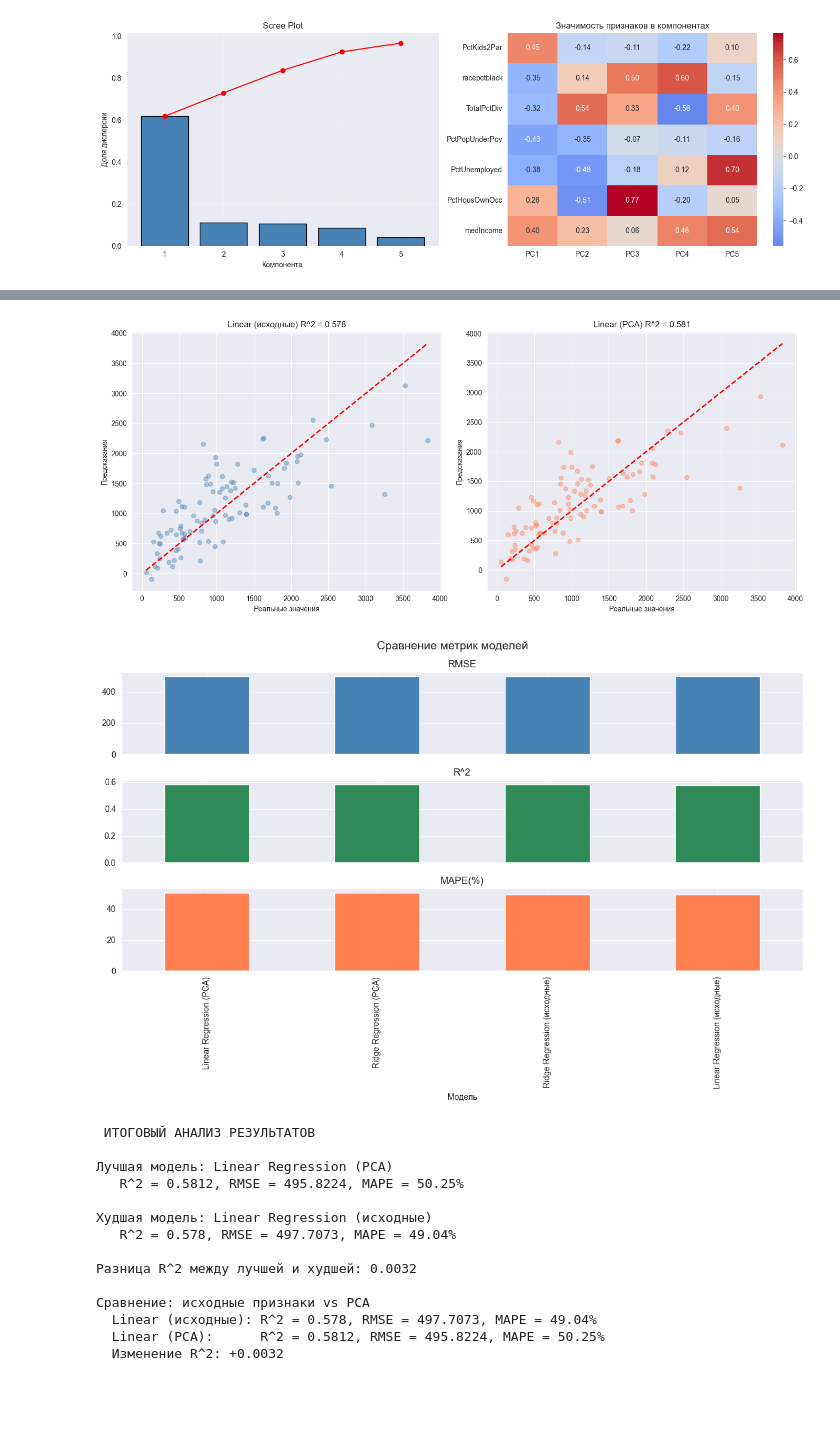
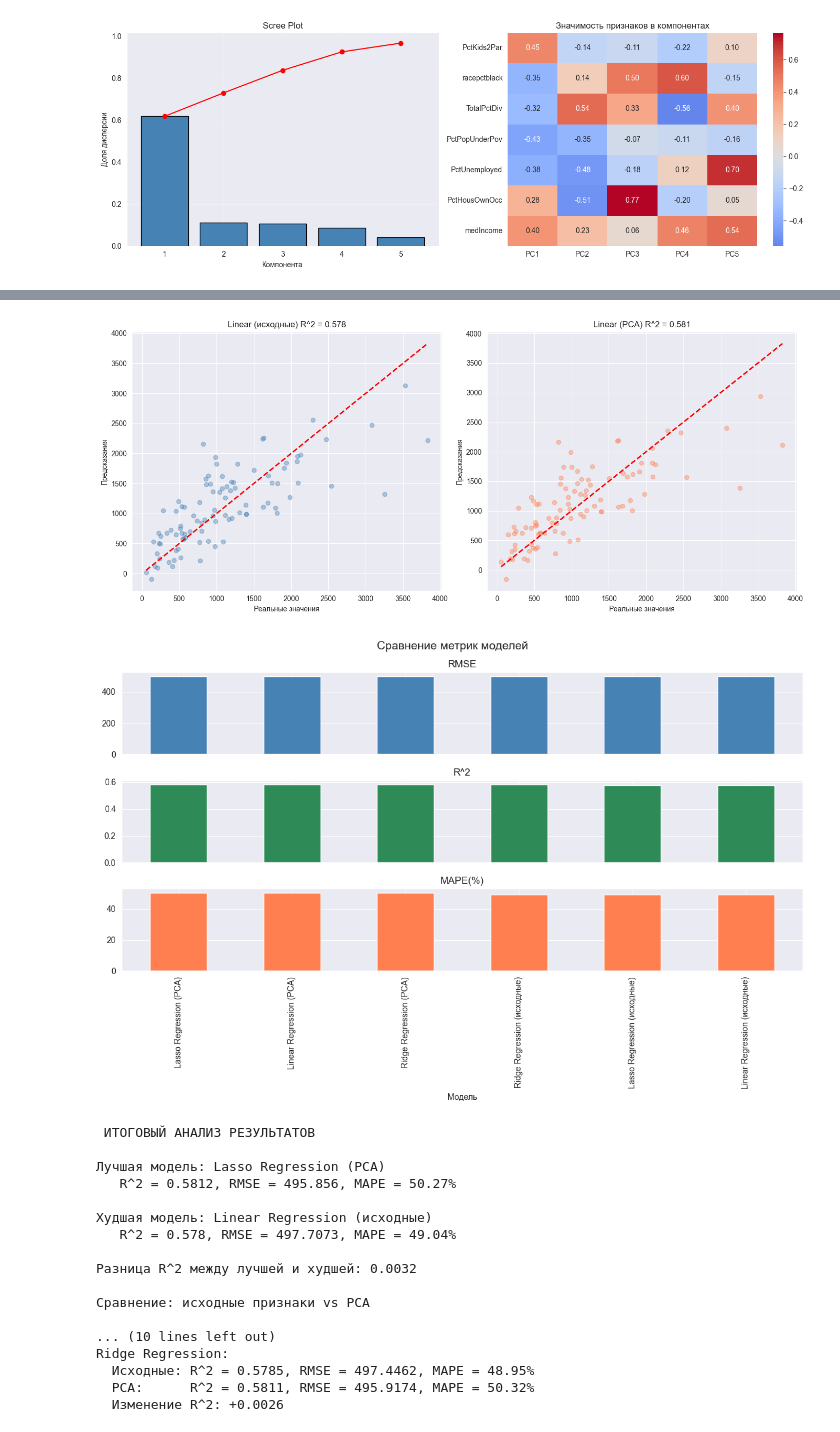
Before and after one commit to egorabs323/Artificial-intelligence-systems-and-machine-learning, a Jupyter notebook: sample.ipynb, the cells around one changed output, grey strips where cells are left out. Saved outputs shown, nothing was run; the diff lists cells and outputs as text; code cells hidden in the pictures; blank space fills up the shorter version.

```diff
--- a/sample.ipynb
+++ b/sample.ipynb
@@ -455,21 +460,23 @@ X_train_pca, X_test_pca, y_train_pca, y_test_pca = train_test_split(
     X_pca, y_selected, test_size=0.3, random_state=42
 )
 
-# Линейная регрессия на компонентах
 lin_reg_pca = LinearRegression()
 lin_reg_pca.fit(X_train_pca, y_train_pca)
 y_pred_pca = lin_reg_pca.predict(X_test_pca)
 results.append(evaluate_model("Linear Regression (PCA)", y_test_pca, y_pred_pca))
+print_cv_score("Linear Regression (PCA)", lin_reg_pca, X_pca, y_selected)
 
-# Кросс-валидация
-cv_pca = cross_val_score(lin_reg_pca, X_pca, y_selected, cv=5, scoring='r2')
-print(f"\nКросс-валидация 5-fold R^2: {cv_pca.mean():.4f} ± {cv_pca.std():.4f}")
+lasso_pca = Lasso(alpha=0.1, max_iter=10000, random_state=42)
+lasso_pca.fit(X_train_pca, y_train_pca)
+y_pred_lasso_pca = lasso_pca.predict(X_test_pca)
+results.append(evaluate_model("Lasso Regression (PCA)", y_test_pca, y_pred_lasso_pca))
+print_cv_score("Lasso Regression (PCA)", lasso_pca, X_pca, y_selected)
 
-# Ridge на компонентах
 ridge_pca = Ridge(alpha=1.0, random_state=42)
 ridge_pca.fit(X_train_pca, y_train_pca)
 y_pred_ridge_pca = ridge_pca.predict(X_test_pca)
 results.append(evaluate_model("Ridge Regression (PCA)", y_test_pca, y_pred_ridge_pca))
+print_cv_score("Ridge Regression (PCA)", ridge_pca, X_pca, y_selected)
 
 print("\nФинальное сравнение моделей")
 results_df = pd.DataFrame(results).sort_values('R^2', ascending=False)
@@ -514,12 +521,13 @@ print(f"   R^2 = {worst_model['R^2']}, RMSE = {worst_model['RMSE']}, MAPE = {wor
 print(f"\nРазница R^2 между лучшей и худшей: {best_model['R^2'] - worst_model['R^2']:.4f}")
 
 print("\nСравнение: исходные признаки vs PCA")
-lin_orig = results_df[results_df['Модель'] == 'Linear Regression (исходные)'].iloc[0]
-lin_pca = results_df[results_df['Модель'] == 'Linear Regression (PCA)'].iloc[0]
-
-print(f"  Linear (исходные): R^2 = {lin_orig['R^2']}, RMSE = {lin_orig['RMSE']}, MAPE = {lin_orig['MAPE(%)']}%")
-print(f"  Linear (PCA):      R^2 = {lin_pca['R^2']}, RMSE = {lin_pca['RMSE']}, MAPE = {lin_pca['MAPE(%)']}%")
-print(f"  Изменение R^2: {lin_pca['R^2'] - lin_orig['R^2']:+.4f}")
+for model_name in ["Linear Regression", "Lasso Regression", "Ridge Regression"]:
+    orig = results_df[results_df['Модель'] == f'{model_name} (исходные)'].iloc[0]
+    pca_row = results_df[results_df['Модель'] == f'{model_name} (PCA)'].iloc[0]
+    print(f"\n{model_name}:")
+    print(f"  Исходные: R^2 = {orig['R^2']}, RMSE = {orig['RMSE']}, MAPE = {orig['MAPE(%)']}%")
+    print(f"  PCA:      R^2 = {pca_row['R^2']}, RMSE = {pca_row['RMSE']}, MAPE = {pca_row['MAPE(%)']}%")
+    print(f"  Изменение R^2: {pca_row['R^2'] - orig['R^2']:+.4f}")
 # %% [output]
 РЕГРЕССИЯ НА PCA
 
@@ -543,10 +548,10 @@ print(f"  Изменение R^2: {lin_pca['R^2'] - lin_orig['R^2']:+.4f}")
 Linear Regression (исходные) 497.7073 0.5780    49.04
 [figure]
-[figure, old version]
+[figure, new version]
  ИТОГОВЫЙ АНАЛИЗ РЕЗУЛЬТАТОВ
 
-Лучшая модель: Linear Regression (PCA)
-   R^2 = 0.5812, RMSE = 495.8224, MAPE = 50.25%
+Лучшая модель: Lasso Regression (PCA)
+   R^2 = 0.5812, RMSE = 495.856, MAPE = 50.27%
 
 Худшая модель: Linear Regression (исходные)
    R^2 = 0.578, RMSE = 497.7073, MAPE = 49.04%
@@ -554,6 +559,9 @@ Linear Regression (исходные) 497.7073 0.5780    49.04
 Разница R^2 между лучшей и худшей: 0.0032
 
 Сравнение: исходные признаки vs PCA
-  Linear (исходные): R^2 = 0.578, RMSE = 497.7073, MAPE = 49.04%
-  Linear (PCA):      R^2 = 0.5812, RMSE = 495.8224, MAPE = 50.25%
-  Изменение R^2: +0.0032
+
+... (10 lines left out)
+Ridge Regression:
+  Исходные: R^2 = 0.5785, RMSE = 497.4462, MAPE = 48.95%
+  PCA:      R^2 = 0.5811, RMSE = 495.9174, MAPE = 50.32%
+  Изменение R^2: +0.0026
```
Also changed, not shown: parts of 14 cells of this notebook.
